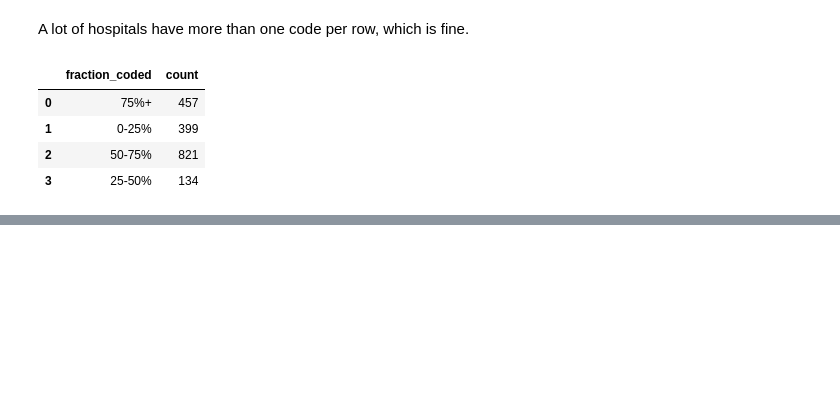
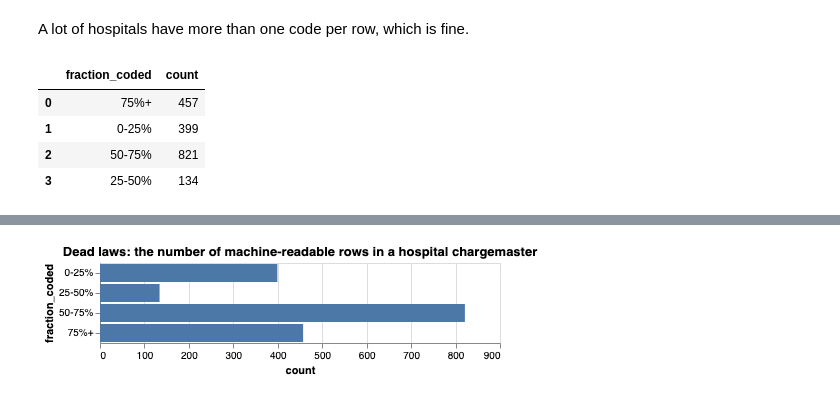
Before and after one commit to alecstein/dolt_datascience, a Jupyter notebook: hospitals_v3/cleanup/cleaning-hospitals-dataset.ipynb, the cells around one changed output, grey strips where cells are left out. Cells and saved outputs as stored; diff of their text form; code cells hidden in the pictures; blank space fills up the shorter version.

```diff
--- a/hospitals_v3/cleanup/cleaning-hospitals-dataset.ipynb
+++ b/hospitals_v3/cleanup/cleaning-hospitals-dataset.ipynb
@@ -738,6 +738,9 @@ source
 | 2 | 50-75% | 821 |
 | 3 | 25-50% | 134 |
 # %%
+import altair as alt
+alt.renderers.enable('jupyterlab')
+
 base = alt.Chart(source, title = "Dead laws: the number of machine-readable rows in a hospital chargemaster")
 
 bar = base.mark_bar().encode(
@@ -750,0 +753 @@ bar
+[figure, added]
```
Also changed, not shown: parts of 1 cell of this notebook.
